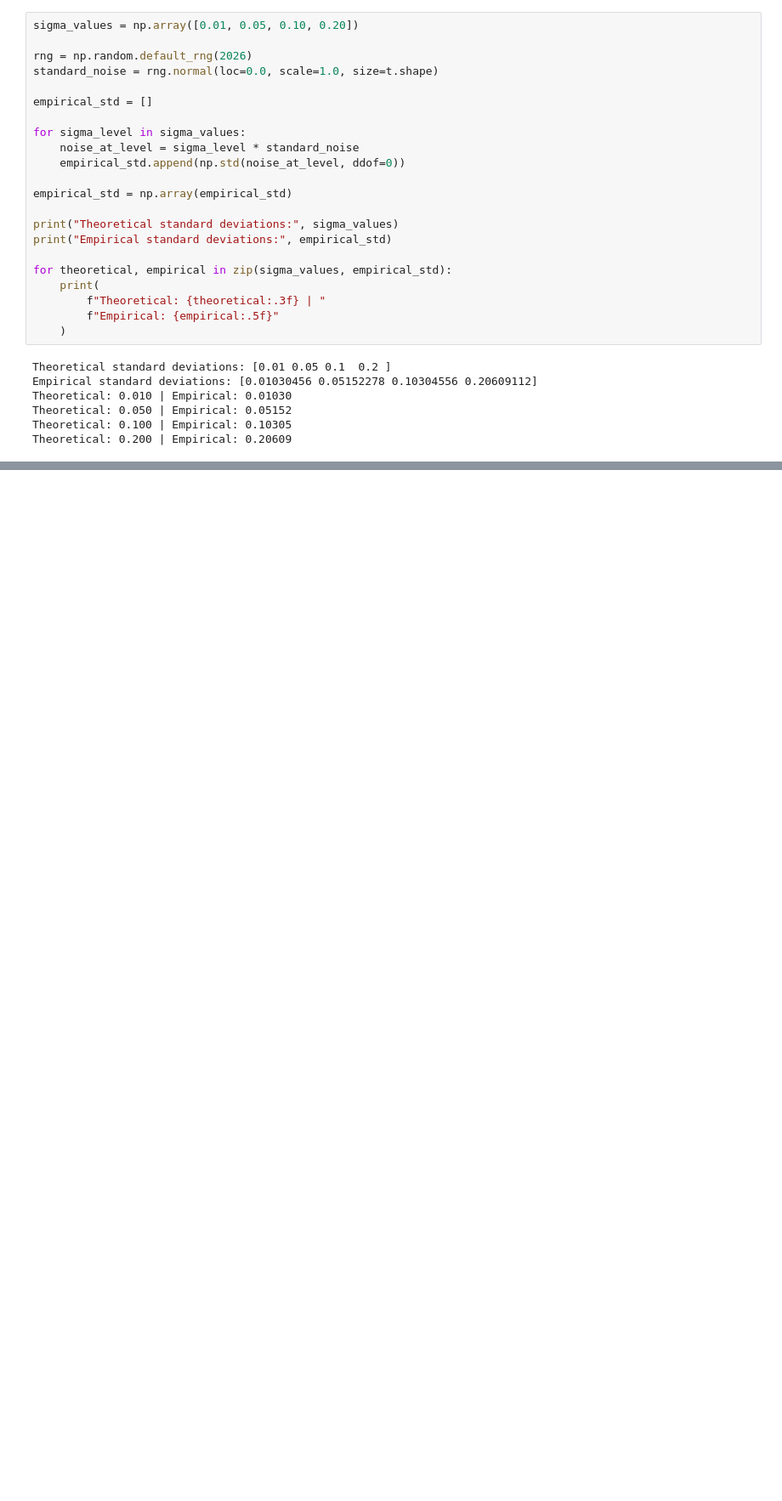
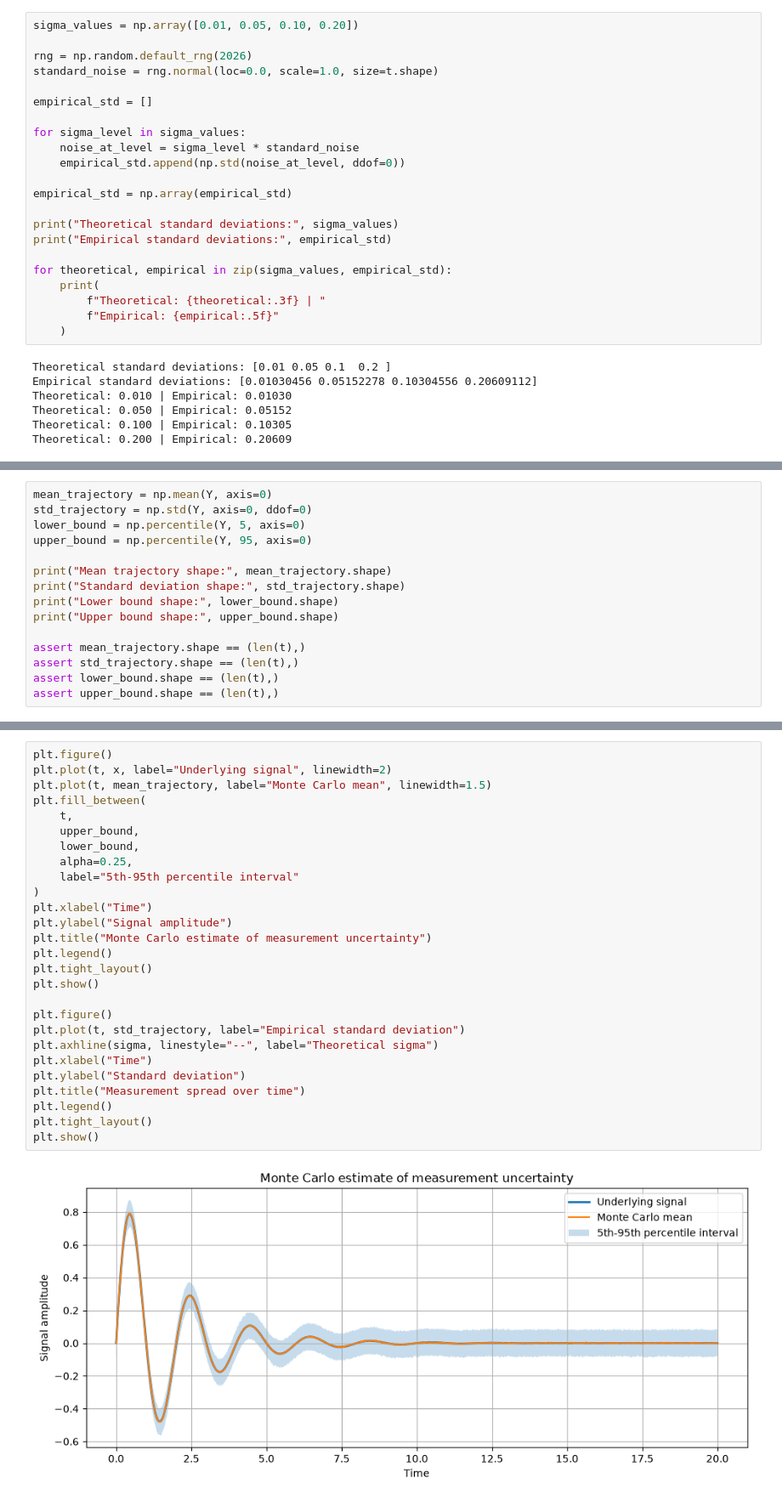
Before and after one commit to Silva-6/-engineering-ml-optimisation, a Jupyter notebook: notebooks/01_numpy_simulation_of_uncertain_signal.ipynb, the cells around one changed output, grey strips where cells are left out. Shown at 85% size. Saved outputs shown, nothing was run; the diff lists cells and outputs as text; blank space fills up the shorter version.

```diff
--- a/notebooks/01_numpy_simulation_of_uncertain_signal.ipynb
+++ b/notebooks/01_numpy_simulation_of_uncertain_signal.ipynb
@@ -232,0 +303,15 @@ Theoretical: 0.200 | Empirical: 0.20609
+# %%
+mean_trajectory = np.mean(Y, axis=0)
+std_trajectory = np.std(Y, axis=0, ddof=0)
+lower_bound = np.percentile(Y, 5, axis=0)
+upper_bound = np.percentile(Y, 95, axis=0)
+
+print("Mean trajectory shape:", mean_trajectory.shape)
+print("Standard deviation shape:", std_trajectory.shape)
+print("Lower bound shape:", lower_bound.shape)
+print("Upper bound shape:", upper_bound.shape)
+
+assert mean_trajectory.shape == (len(t),)
+assert std_trajectory.shape == (len(t),)
+assert lower_bound.shape == (len(t),)
+assert upper_bound.shape == (len(t),)
@@ -232,0 +327,29 @@ Theoretical: 0.200 | Empirical: 0.20609
+# %%
+plt.figure()
+plt.plot(t, x, label="Underlying signal", linewidth=2)
+plt.plot(t, mean_trajectory, label="Monte Carlo mean", linewidth=1.5)
+plt.fill_between(
+    t,
+    upper_bound,
+    lower_bound,
+    alpha=0.25,
+    label="5th-95th percentile interval"
+)
+plt.xlabel("Time")
+plt.ylabel("Signal amplitude")
+plt.title("Monte Carlo estimate of measurement uncertainty")
+plt.legend()
+plt.tight_layout()
+plt.show()
+
+plt.figure()
+plt.plot(t, std_trajectory, label="Empirical standard deviation")
+plt.axhline(sigma, linestyle="--", label="Theoretical sigma")
+plt.xlabel("Time")
+plt.ylabel("Standard deviation")
+plt.title("Measurement spread over time")
+plt.legend()
+plt.tight_layout()
+plt.show()
+# %% [output]
+[figure, added]
```
Also changed, not shown: parts of 44 cells of this notebook.
